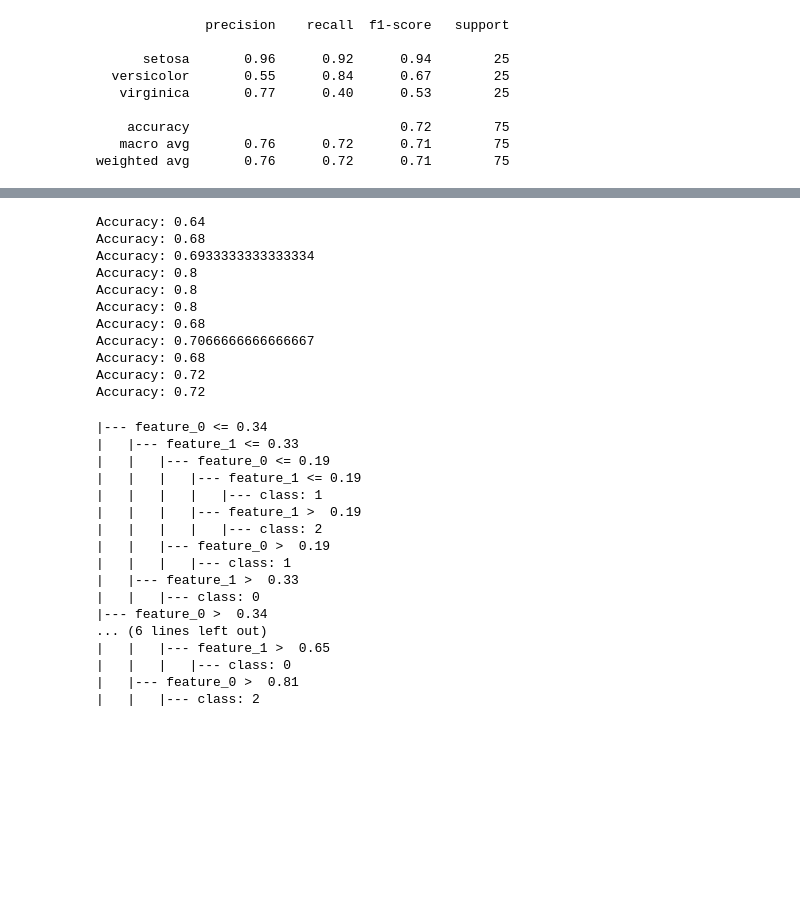
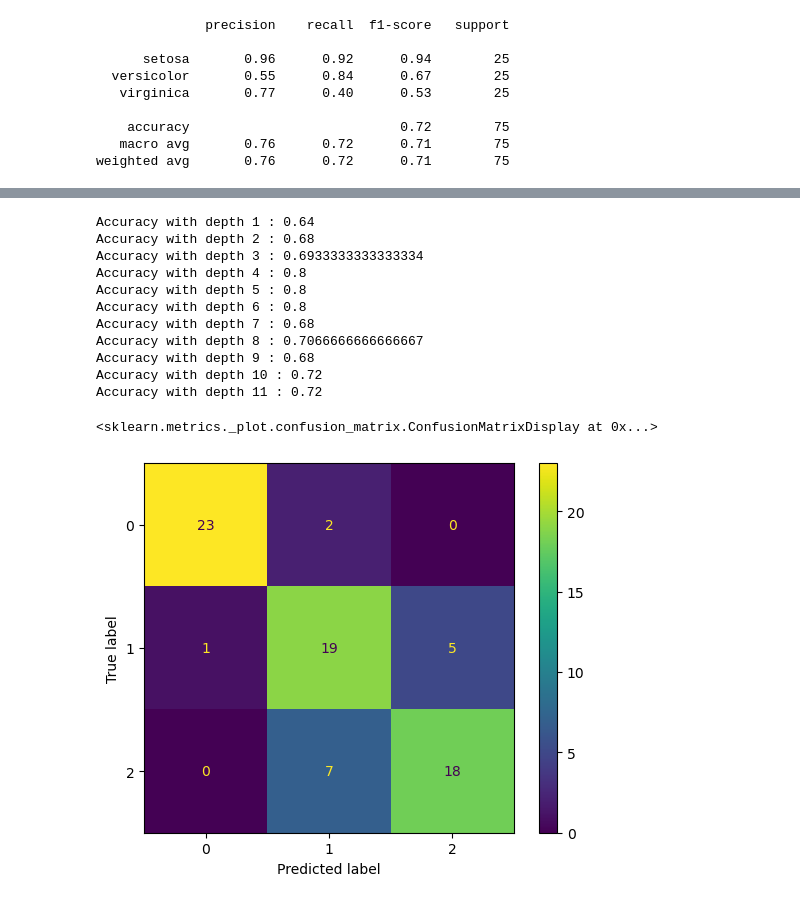
Before and after one commit to kotsos2000/kotsos2000, a Jupyter notebook: Untitled.ipynb, the cells around one changed output, grey strips where cells are left out. Cells and saved outputs as stored; diff of their text form; code cells hidden in the pictures; blank space fills up the shorter version.

```diff
--- a/Untitled.ipynb
+++ b/Untitled.ipynb
@@ -85,4 +77,5 @@ a
 # %%
+a=clf.get_depth()
 max=0
 best_depth=0
 for i in range(1,a+1):
@@ -90,43 +83,26 @@ for i in range(1,a+1):
     clf = clf.fit(X_train,Y_train)
     Y_pred = clf.predict(X_test)
     accuracy=metrics.accuracy_score(Y_test, Y_pred)
-    print("Accuracy:",accuracy)
+    print("Accuracy with depth",i, ":",accuracy)
     if (accuracy>max):
         max=accuracy
         best_depth=i
 # %% [output]
-Accuracy: 0.64
-Accuracy: 0.68
-Accuracy: 0.6933333333333334
-Accuracy: 0.8
-Accuracy: 0.8
-Accuracy: 0.8
-Accuracy: 0.68
-Accuracy: 0.7066666666666667
-Accuracy: 0.68
-Accuracy: 0.72
-Accuracy: 0.72
+Accuracy with depth 1 : 0.64
+Accuracy with depth 2 : 0.68
+Accuracy with depth 3 : 0.6933333333333334
+Accuracy with depth 4 : 0.8
+Accuracy with depth 5 : 0.8
+Accuracy with depth 6 : 0.8
+Accuracy with depth 7 : 0.68
+Accuracy with depth 8 : 0.7066666666666667
+Accuracy with depth 9 : 0.68
+Accuracy with depth 10 : 0.72
+Accuracy with depth 11 : 0.72
 # %%
 clf = DecisionTreeClassifier(random_state=0,max_depth=best_depth)
 clf = clf.fit(X_train,Y_train)
+plot_confusion_matrix(clf, X_test, Y_test)
+# %% [output]
+<sklearn.metrics._plot.confusion_matrix.ConfusionMatrixDisplay at 0x...>
+[figure, added]
-# %%
-text_representation = tree.export_text(clf)
-print(text_representation)
-# %% [output]
-|--- feature_0 <= 0.34
-|   |--- feature_1 <= 0.33
-|   |   |--- feature_0 <= 0.19
-|   |   |   |--- feature_1 <= 0.19
-|   |   |   |   |--- class: 1
-|   |   |   |--- feature_1 >  0.19
-|   |   |   |   |--- class: 2
-|   |   |--- feature_0 >  0.19
-|   |   |   |--- class: 1
-|   |--- feature_1 >  0.33
-|   |   |--- class: 0
-|--- feature_0 >  0.34
-... (6 lines left out)
-|   |   |--- feature_1 >  0.65
-|   |   |   |--- class: 0
-|   |--- feature_0 >  0.81
-|   |   |--- class: 2
```
Also changed, not shown: parts of 9 cells of this notebook.
